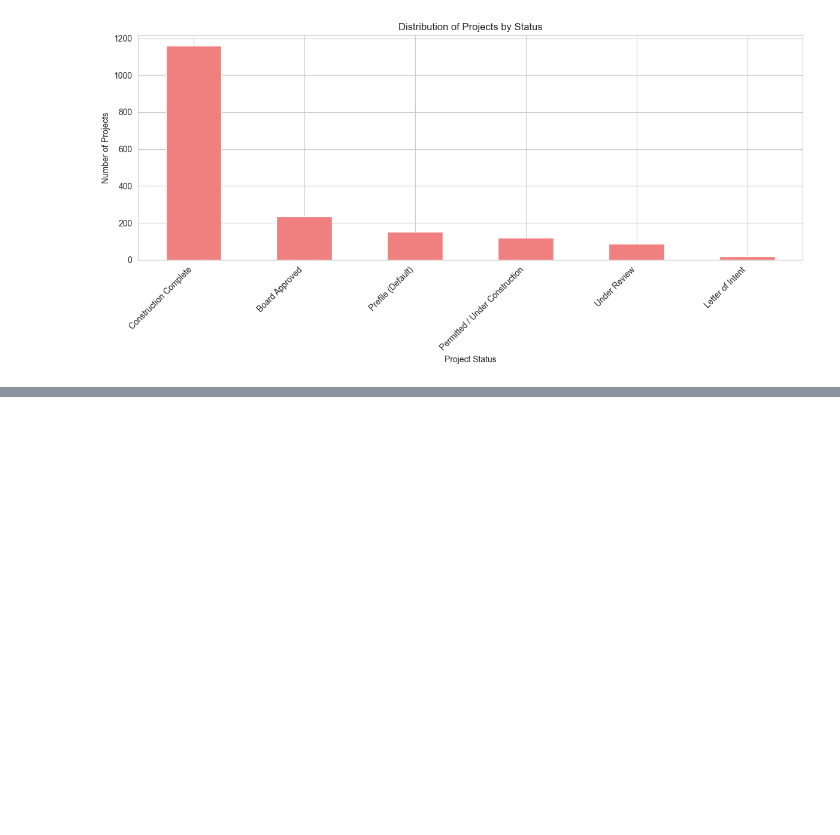
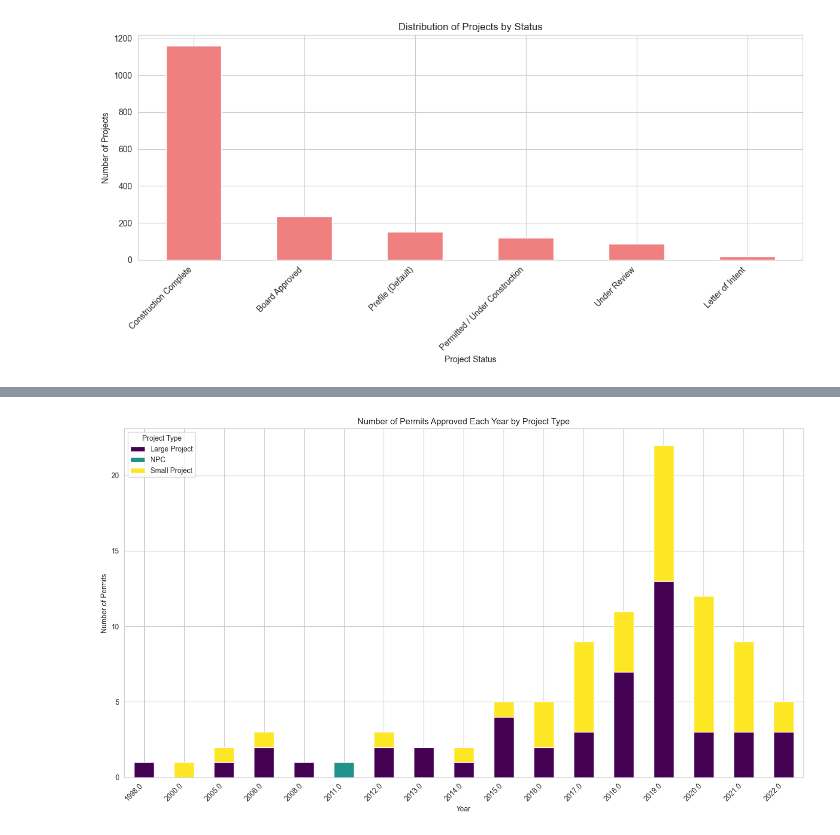
Before and after one commit to BU-Spark/ds-boston-permitting, a Jupyter notebook: fa23-team-c/Code/article80_EDA.ipynb, the cells around one changed output, grey strips where cells are left out. Cells and saved outputs as stored; diff of their text form; code cells hidden in the pictures; blank space fills up the shorter version.

```diff
--- a/fa23-team-c/Code/article80_EDA.ipynb
+++ b/fa23-team-c/Code/article80_EDA.ipynb
@@ -158,0 +281,16 @@ plt.show()
+# %%
+# Grouping the data by Approval Year and Project Type to get counts of projects
+yearly_project_type_data = approved_projects.groupby(['Approval_Year', 'Project_Record_Type']).size().unstack().fillna(0)
+
+# Plotting the number of permits approved each year by project type
+plt.figure(figsize=(14, 8))
+yearly_project_type_data.plot(kind='bar', stacked=True, ax=plt.gca(), colormap='viridis')
+plt.title("Number of Permits Approved Each Year by Project Type")
+plt.xlabel("Year")
+plt.ylabel("Number of Permits")
+plt.legend(title="Project Type", loc="upper left")
+plt.xticks(rotation=45, ha='right')  # Rotate x-axis labels for better visibility
+plt.tight_layout()
+plt.show()
+# %% [output]
+[figure, added]
```
Also changed, not shown: parts of 8 cells of this notebook.
